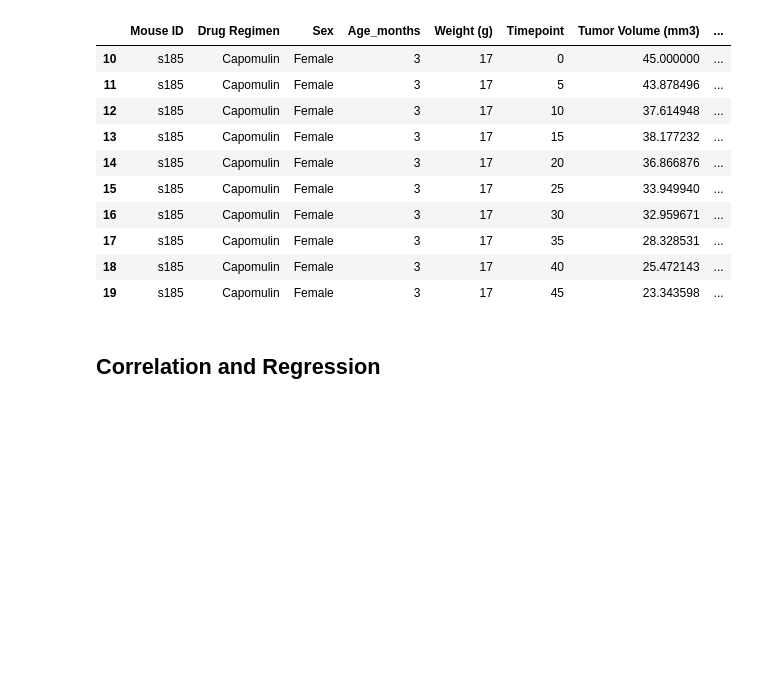
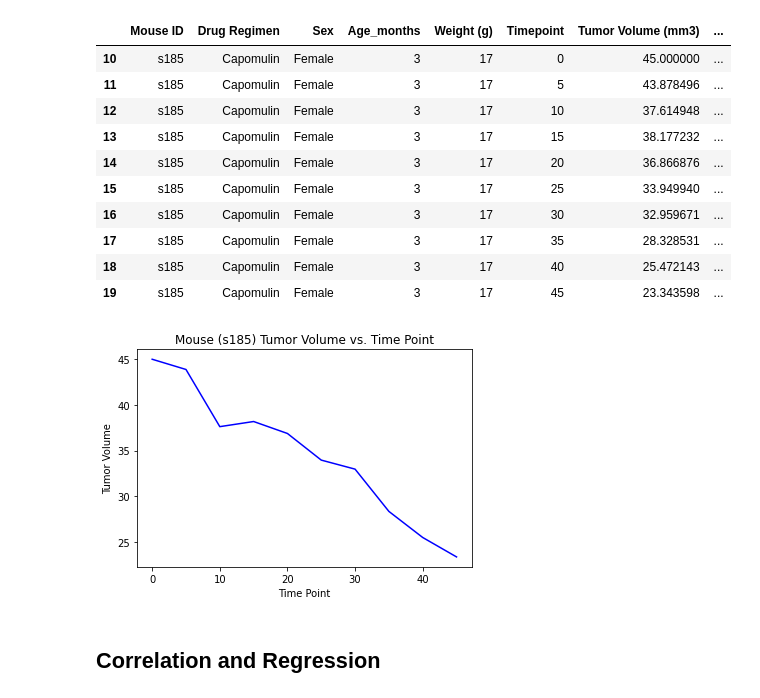
Before and after one commit to NathanJPotter/Matplotlib-challenge-np, a Jupyter notebook: Pymaceuticals/pymaceuticals_starter.ipynb, the cells around one changed output. Drawn from its saved outputs; the diff is of its cells as text; code cells hidden in the pictures; blank space fills up the shorter version.

Commit message:
Generated a line plot of tumor volume vs. time point

```diff
--- a/Pymaceuticals/pymaceuticals_starter.ipynb
+++ b/Pymaceuticals/pymaceuticals_starter.ipynb
@@ -409,6 +409,13 @@ mouse_s185_df
 | 17 | s185 | Capomulin | Female | 3 | 17 | 35 | 28.328531 | ... |
 | 18 | s185 | Capomulin | Female | 3 | 17 | 40 | 25.472143 | ... |
 | 19 | s185 | Capomulin | Female | 3 | 17 | 45 | 23.343598 | ... |
+# %%
+# Generate a line plot of tumor volume vs. time point
+mouse_s185_df.plot(kind="line", x="Timepoint", y="Tumor Volume (mm3)", color='b',
+                                                  title="Mouse (s185) Tumor Volume vs. Time Point",
+                                                  legend="", xlabel="Time Point", ylabel="Tumor Volume");
+# %% [output]
+[figure, added]
 # %%
 # Generate a scatter plot of average tumor volume vs. mouse weight for the Capomulin regimen
 # %% [markdown]
```
Also changed, not shown: parts of 1 cell of this notebook.
